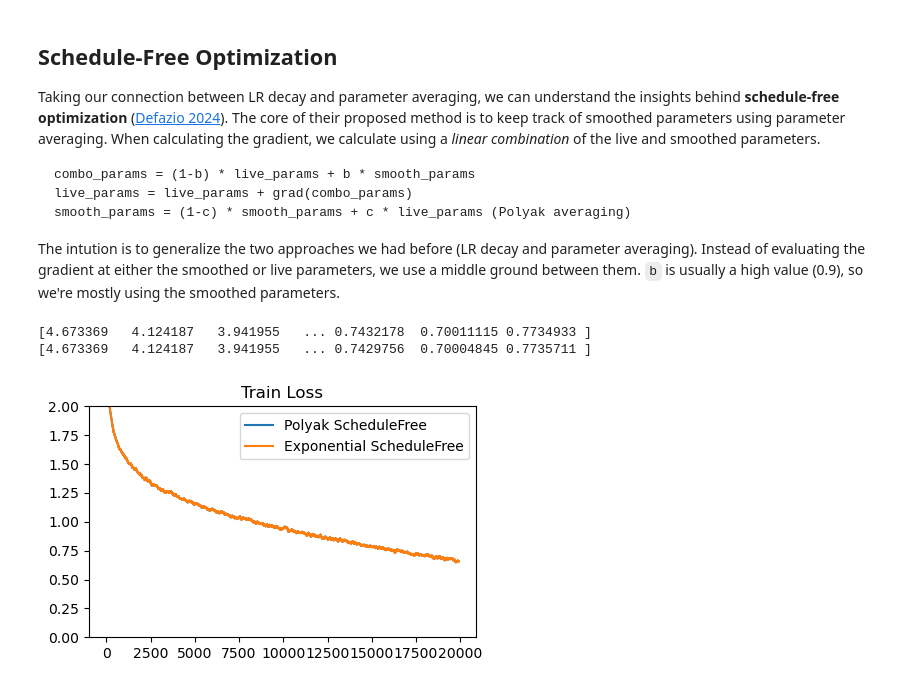
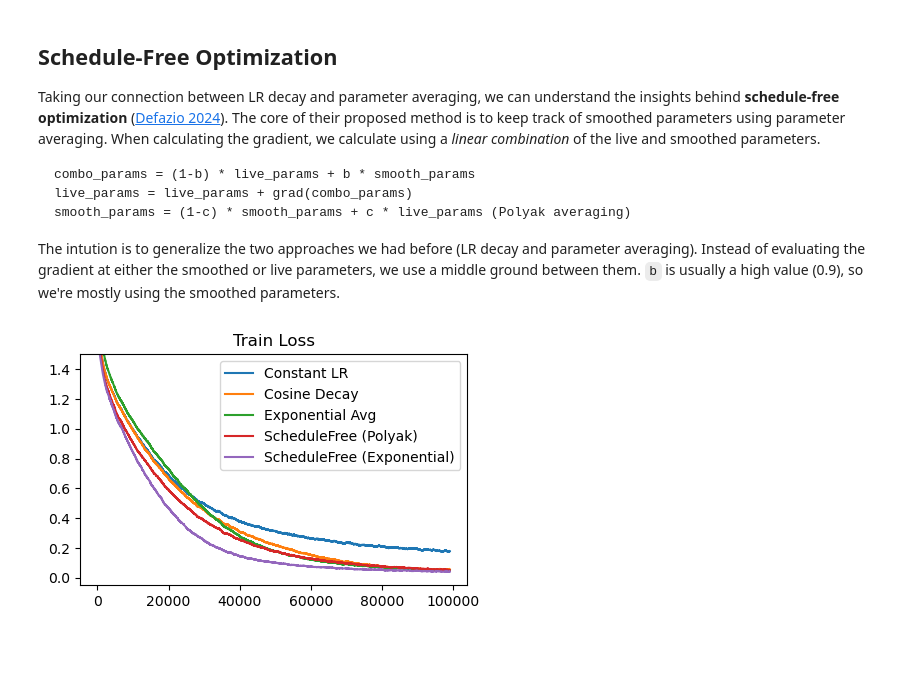
Before and after one commit to kvfrans/notes, a Jupyter notebook: 7-notes/learning-rate-schedules.ipynb, the cells around one changed output. Saved outputs shown, nothing was run; the diff lists cells and outputs as text; code cells hidden in the pictures; blank space fills up the shorter version.

```diff
--- a/7-notes/learning-rate-schedules.ipynb
+++ b/7-notes/learning-rate-schedules.ipynb
@@ -187 +191,12 @@ warning: Linking two modules of different target triples: 'LLVMDialectModule' is
+# %%
+adam_cosine = functools.partial(adam_optimizer_custom, lambda step, max_steps: 0.001 * (
+    0.5 * (1 + jnp.cos(jnp.pi * (step / max_steps)))))
+adam_stepwise = functools.partial(adam_optimizer_custom, lambda step, max_steps: 0.001 * (
+    jnp.where(step/max_steps > 0.25, 0.1, 1)))
+adam_stepwise2 = functools.partial(adam_optimizer_custom, lambda step, max_steps: 0.001 * (
+    jnp.where(step/max_steps > 0.75, 0.1, 1)))
+
+cosine_loss = train_cifar(adam_cosine, init_opt_fn, 100_000)
+stepwise_loss = train_cifar(adam_stepwise, init_opt_fn, 100_000)
+stepwise2_loss = train_cifar(adam_stepwise2, init_opt_fn, 100_000)
 # %%
@@ -272,9 +272,36 @@ schedulefree_exponential_loss = train_cifar_schedulefree(lambda x: 0.001, 20000,
-# %%
-print(schedulefree_polyak_loss)
-print(schedulefree_exponential_loss)
-plot_losses([schedulefree_polyak_loss, schedulefree_exponential_loss],
-            ['Polyak ScheduleFree', 'Exponential ScheduleFree'], 'Train Loss')
-# %% [output]
-[4.673369   4.124187   3.941955   ... 0.7432178  0.70011115 0.7734933 ]
-[4.673369   4.124187   3.941955   ... 0.7429756  0.70004845 0.7735711 ]
-[figure, removed]
+# %%
+def adam_optimizer_schedulefree(lr_schedule, params, opt_state, grad_fn, step, max_steps, avg_type='polyak'):
+    variance, smooth_params = opt_state
+    b1, b2 = 0.9, 0.999
+    ema_rate = 0.9999
+    if avg_type == 'polyak':
+        smooth_params_hat = smooth_params
+    elif avg_type == 'exponential':
+        smooth_params_hat = jax.tree_map(lambda x: x / (1 - ema_rate ** (step + 1)), smooth_params)
+    combo_params = jax.tree_map(lambda p, sp: (1-b1)*p + b1*sp, params, smooth_params_hat)
+    loss, grads = grad_fn(combo_params)
+    new_variance = jax.tree_map(lambda v, g: b2 * v + (1-b2) * g ** 2, variance, grads)
+    v_hat = jax.tree_map(lambda v: v / (1 - b2 ** (step + 1)), new_variance)
+    update = jax.tree_map(lambda g, v: g / (jnp.sqrt(v) + 1e-6), grads, v_hat)
+    lr = lr_schedule(step, max_steps)
+    new_params = jax.tree_map(lambda p, u: p - lr * u, params, update)
+    if avg_type == 'polyak':
+        c = 1 / (step + 1)
+        new_smooth_params = jax.tree_map(lambda x, y: x * (1-c) + y * c, smooth_params, new_params)
+    elif avg_type == 'exponential':
+        new_smooth_params = jax.tree_map(lambda x, y: x * ema_rate + y * (1-ema_rate), smooth_params, new_params)
+    loss, _ = grad_fn(smooth_params_hat) # Eval with smoothed params
+    return loss, new_params, (new_variance, new_smooth_params)
+init_opt_fn_polyak = lambda p : (zero_params(p), p)
+init_opt_fn = lambda p : (zero_params(p), zero_params(p))
+
+# adam_sfree_polyak = functools.partial(adam_optimizer_schedulefree, lambda x, y: 0.001, avg_type='polyak')
+# sfree_polyak_loss = train_cifar(adam_sfree_polyak, init_opt_fn_polyak, 100_000)
+
+adam_sfree_exponential = functools.partial(adam_optimizer_schedulefree, lambda x, y: 0.001, avg_type='exponential')
+sfree_exponential_loss = train_cifar(adam_sfree_exponential, init_opt_fn, 100_000)
+# %%
+plot_losses([constant_loss, cosine_loss, exponential_loss, sfree_polyak_loss, sfree_exponential_loss],
+            ['Constant LR', 'Cosine Decay', 'Exponential Avg', 'ScheduleFree (Polyak)', 'ScheduleFree (Exponential)'], 'Train Loss', ylim=1.5)
+# %% [output]
+[figure, added]
```
Also changed, not shown: parts of 21 cells of this notebook, 1 other file.
